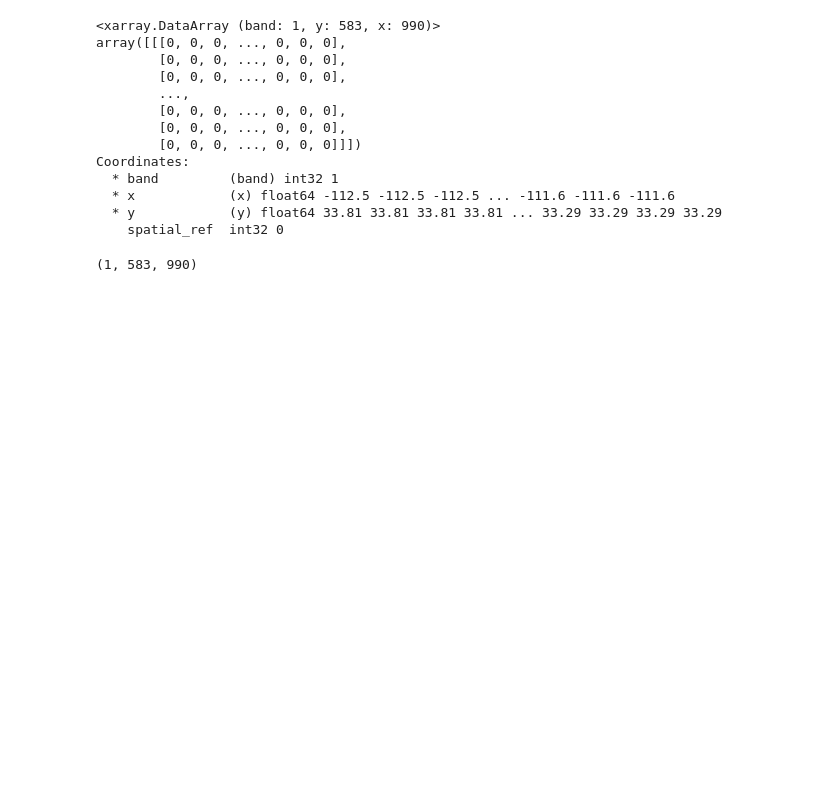
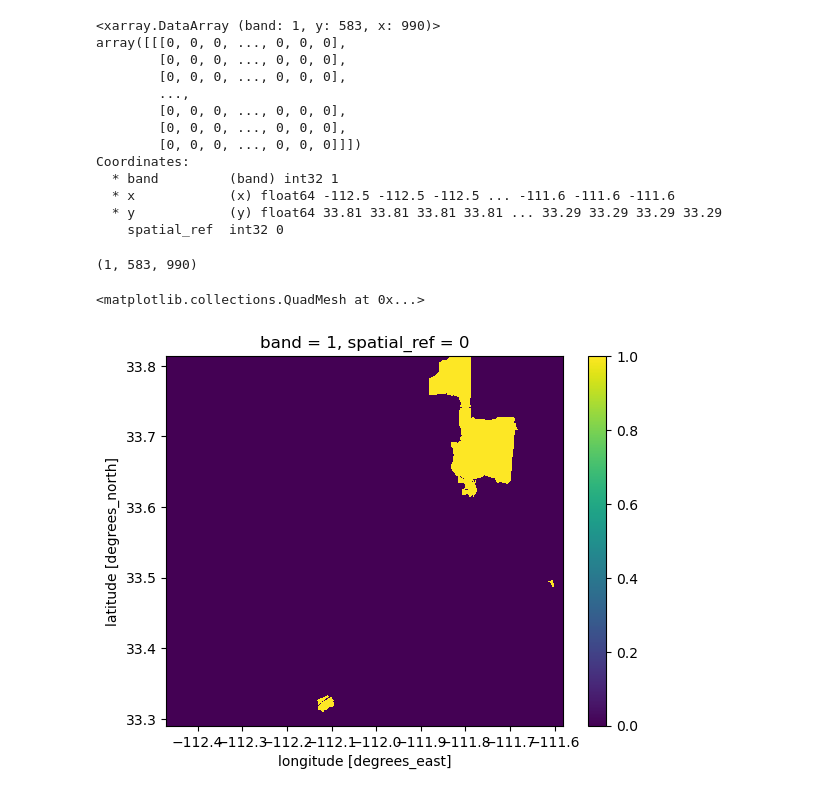
Before and after one commit to mariamkg00/eds-220-bii-phoenix, a Jupyter notebook: biodiversity-phoenix.ipynb, the cells around one changed output. Drawn from its saved outputs; the diff is of its cells as text; code cells hidden in the pictures; blank space fills up the shorter version.

Commit message:
plotting the difference in BII raster

```diff
--- a/biodiversity-phoenix.ipynb
+++ b/biodiversity-phoenix.ipynb
@@ -280,2 +283,8 @@ phx_20_75.shape
 # %% [output]
 (1, 583, 990)
+# %%
+# plotting to see which areas in the phx_20_75 have BII values of greater than or equal to 0.75
+phx_20_75.plot()
+# %% [output]
+<matplotlib.collections.QuadMesh at 0x...>
+[figure, added]
```
Also changed, not shown: parts of 6 cells of this notebook.
